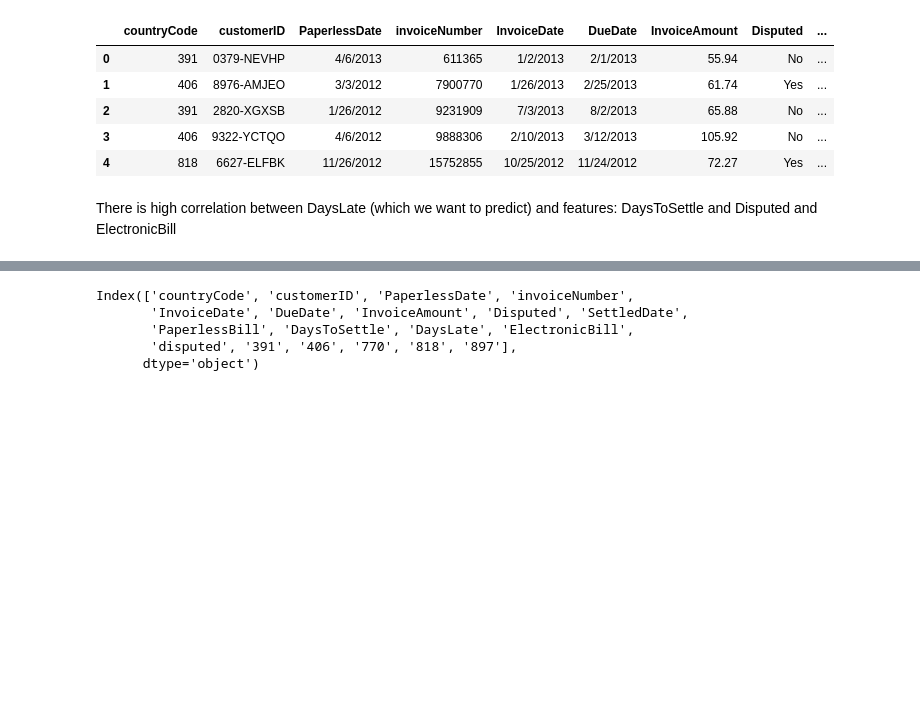
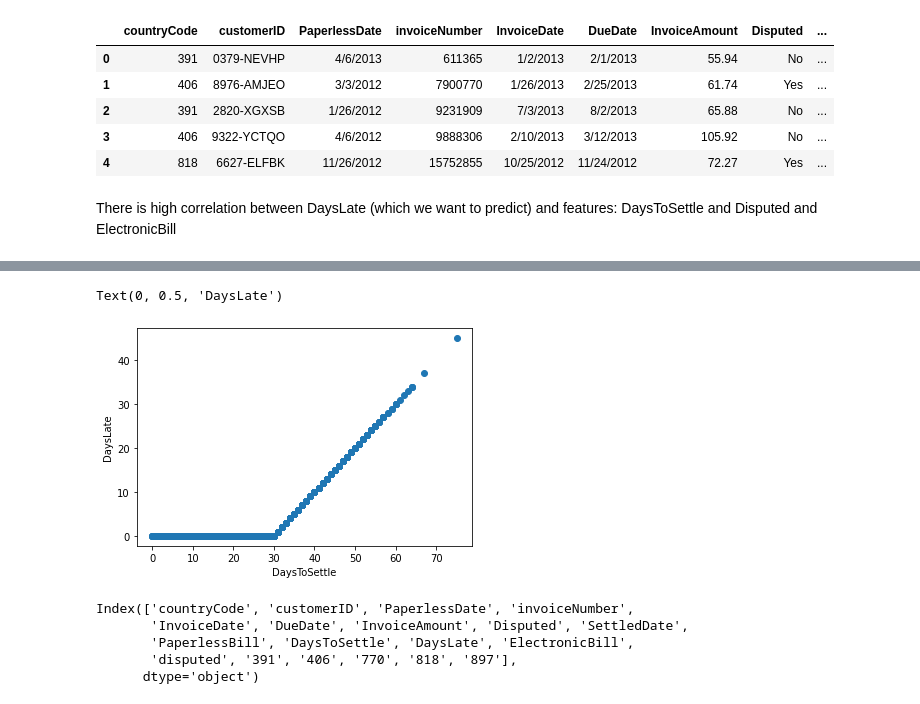
Before and after one commit to Soudihub/Tableau-Project-BI, a Jupyter notebook: regression_models.ipynb, the cells around one changed output, grey strips where cells are left out. Saved outputs shown, nothing was run; the diff lists cells and outputs as text; code cells hidden in the pictures; blank space fills up the shorter version.

```diff
--- a/regression_models.ipynb
+++ b/regression_models.ipynb
@@ -74,3 +80,10 @@ g= sns.heatmap(corremat,annot=True,cmap='viridis',linewidths=.5)
+# %%
+plt.scatter(x = df.DaysToSettle, y = df.DaysLate)
+plt.xlabel('DaysToSettle')
+plt.ylabel('DaysLate')
+# %% [output]
+Text(0, 0.5, 'DaysLate')
+[figure, added]
 # %%
 df.columns
 # %% [output]
```
Also changed, not shown: parts of 2 cells of this notebook.
